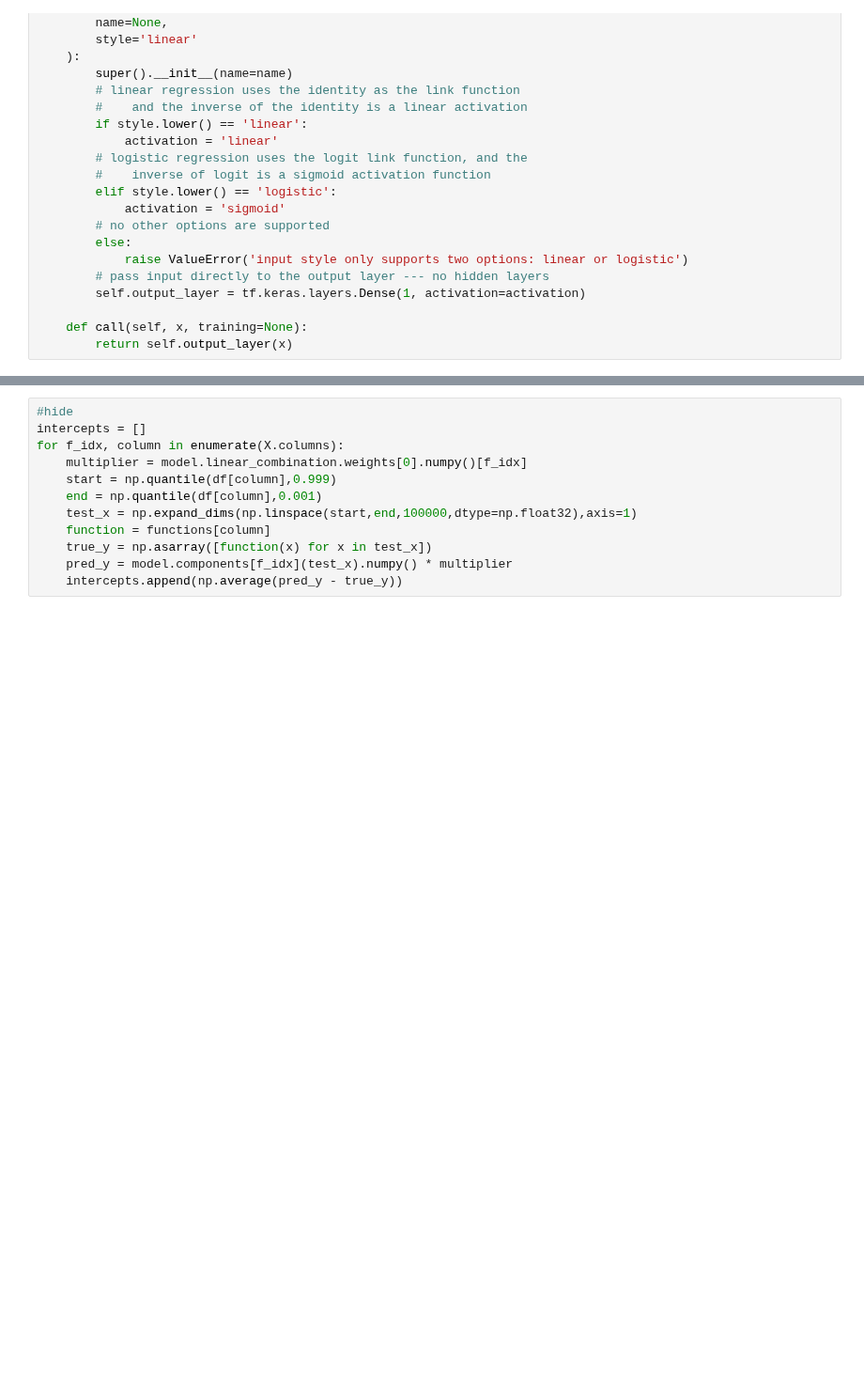
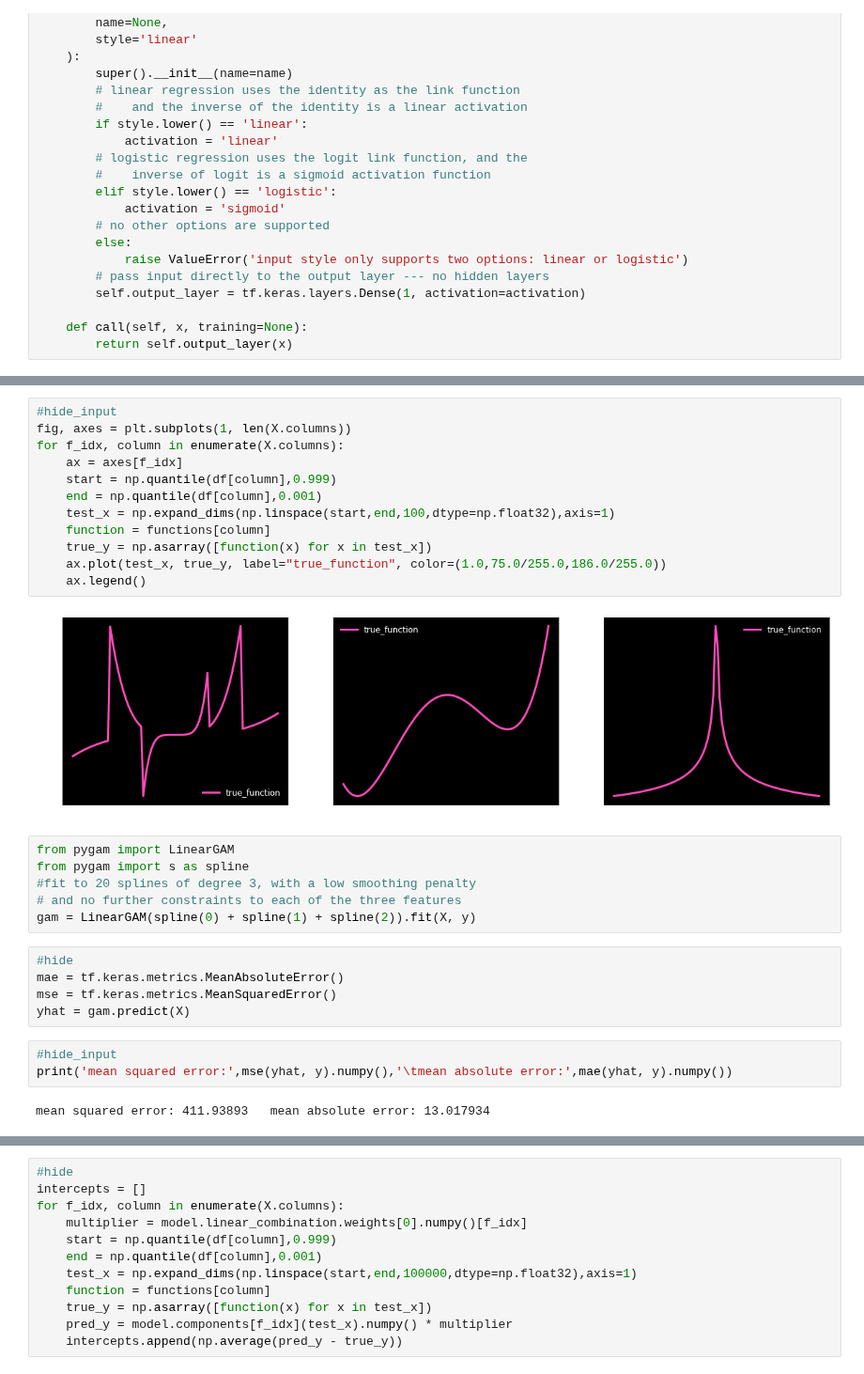
Before and after one commit to RyanSaxe/blog, a Jupyter notebook: _notebooks/2020-12-01-NAM.ipynb, the cells around one changed output, grey strips where cells are left out. Shown at 94% size. Cells and saved outputs as stored; diff of their text form; blank space fills up the shorter version.

```diff
--- a/_notebooks/2020-12-01-NAM.ipynb
+++ b/_notebooks/2020-12-01-NAM.ipynb
@@ -137,0 +316,30 @@ class Regression(tf.keras.Model):
+# %%
+#hide_input
+fig, axes = plt.subplots(1, len(X.columns))
+for f_idx, column in enumerate(X.columns):
+    ax = axes[f_idx]
+    start = np.quantile(df[column],0.999)
+    end = np.quantile(df[column],0.001)
+    test_x = np.expand_dims(np.linspace(start,end,100,dtype=np.float32),axis=1)
+    function = functions[column]
+    true_y = np.asarray([function(x) for x in test_x])
+    ax.plot(test_x, true_y, label="true_function", color=(1.0,75.0/255.0,186.0/255.0))
+    ax.legend()
+# %% [output]
+[figure, added]
+# %%
+from pygam import LinearGAM
+from pygam import s as spline
+#fit to 20 splines of degree 3, with a low smoothing penalty
+# and no further constraints to each of the three features
+gam = LinearGAM(spline(0) + spline(1) + spline(2)).fit(X, y)
+# %%
+#hide
+mae = tf.keras.metrics.MeanAbsoluteError()
+mse = tf.keras.metrics.MeanSquaredError()
+yhat = gam.predict(X)
+# %%
+#hide_input
+print('mean squared error:',mse(yhat, y).numpy(),'\tmean absolute error:',mae(yhat, y).numpy())
+# %% [output]
+mean squared error: 411.93893   mean absolute error: 13.017934
```
Also changed, not shown: parts of 34 cells of this notebook.
